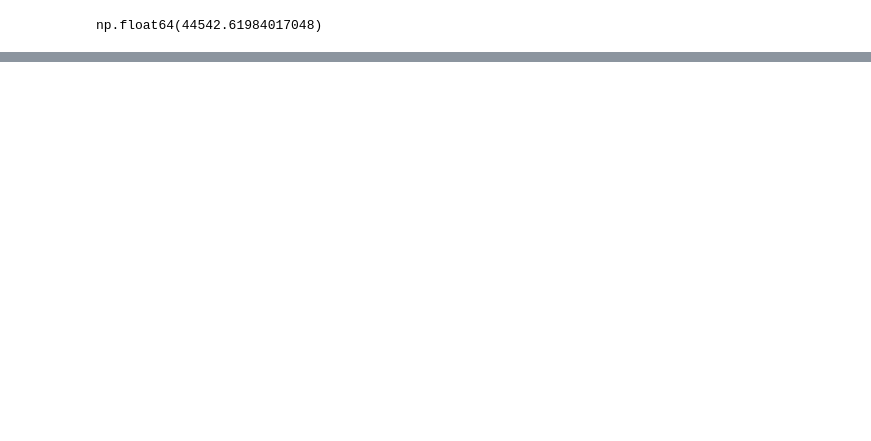
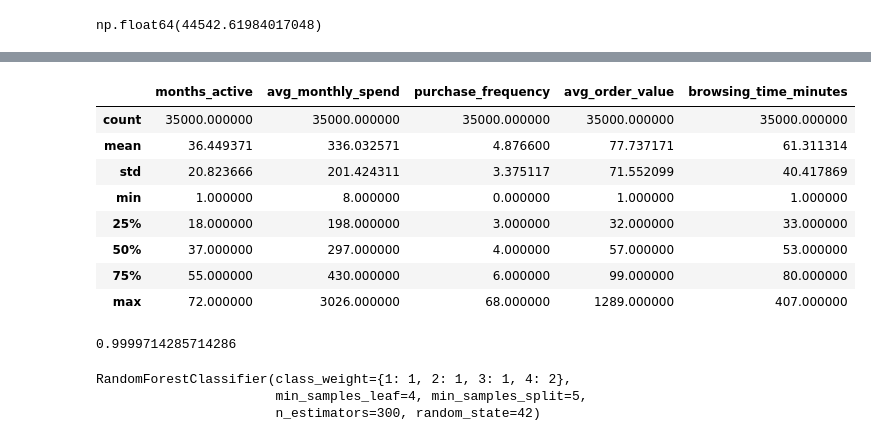
Before and after one commit to niharikajavvaji/Projects, a Jupyter notebook: Online Retail Customer Segmentation/Online Retail Customer Segmentation.ipynb, the cells around one changed output, grey strips where cells are left out. Drawn from its saved outputs; the diff is of its cells as text; code cells hidden in the pictures; blank space fills up the shorter version.

```diff
--- a/Online Retail Customer Segmentation/Online Retail Customer Segmentation.ipynb
+++ b/Online Retail Customer Segmentation/Online Retail Customer Segmentation.ipynb
@@ -64,0 +223,3 @@ np.float64(44542.61984017048)
+# %%
+model=RandomForestClassifier(class_weight='balanced')
+model.fit(x_train,y_train)
@@ -64,0 +228,2 @@ np.float64(44542.61984017048)
+# %%
+model.fit(x_train,y_train)
@@ -64,0 +250,2 @@ np.float64(44542.61984017048)
+# %%
+x_train.drop(['customer_id','annual_income','age','discount_usage_rate','support_interactions', 'return_rate', 'region', 'payment_method'],axis=1,inplace=True)
@@ -64,0 +272,2 @@ np.float64(44542.61984017048)
+# %%
+model.fit(x_train,y_train)
@@ -64,0 +327,12 @@ np.float64(44542.61984017048)
+# %%
+x_train.describe()
+# %% [output]
+|  | months_active | avg_monthly_spend | purchase_frequency | avg_order_value | browsing_time_minutes |
+| count | 35000.000000 | 35000.000000 | 35000.000000 | 35000.000000 | 35000.000000 |
+| mean | 36.449371 | 336.032571 | 4.876600 | 77.737171 | 61.311314 |
+| std | 20.823666 | 201.424311 | 3.375117 | 71.552099 | 40.417869 |
+| min | 1.000000 | 8.000000 | 0.000000 | 1.000000 | 1.000000 |
+| 25% | 18.000000 | 198.000000 | 3.000000 | 32.000000 | 33.000000 |
+| 50% | 37.000000 | 297.000000 | 4.000000 | 57.000000 | 53.000000 |
+| 75% | 55.000000 | 430.000000 | 6.000000 | 99.000000 | 80.000000 |
+| max | 72.000000 | 3026.000000 | 68.000000 | 1289.000000 | 407.000000 |
@@ -64,0 +347,11 @@ np.float64(44542.61984017048)
+# %%
+accuracy_score(y_train, y_predicts_scaled)
+# %% [output]
+0.9999714285714286
+# %%
+model=RandomForestClassifier(class_weight={1:1,2:1,3:1,4:2},n_estimators=300,max_features='sqrt',min_samples_leaf=4,min_samples_split=5,random_state=42)
+model.fit(x_train_scaled,y_train)
+# %% [output]
+RandomForestClassifier(class_weight={1: 1, 2: 1, 3: 1, 4: 2},
+                       min_samples_leaf=4, min_samples_split=5,
+                       n_estimators=300, random_state=42)
```
Also changed, not shown: parts of 94 cells of this notebook.
